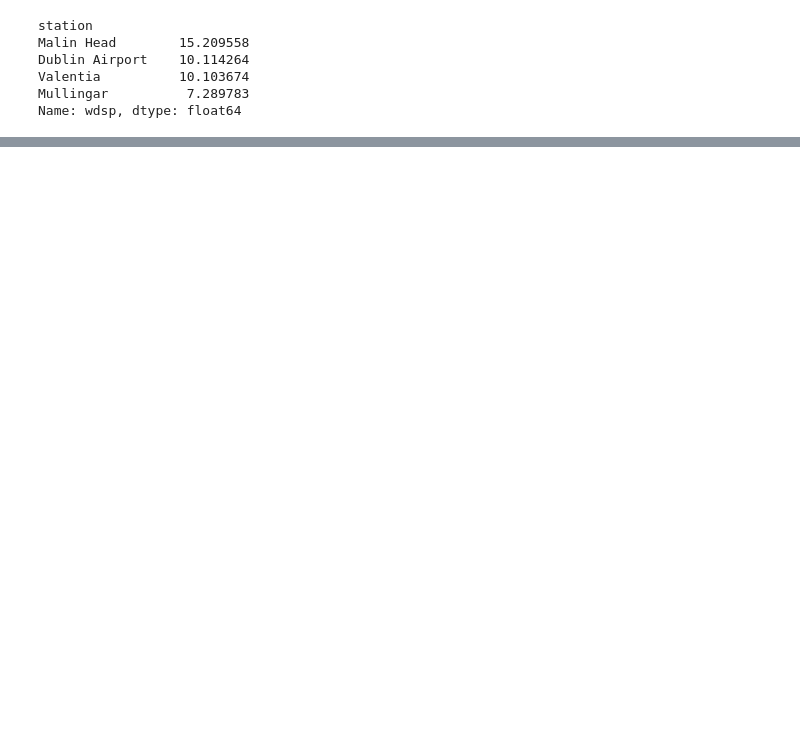
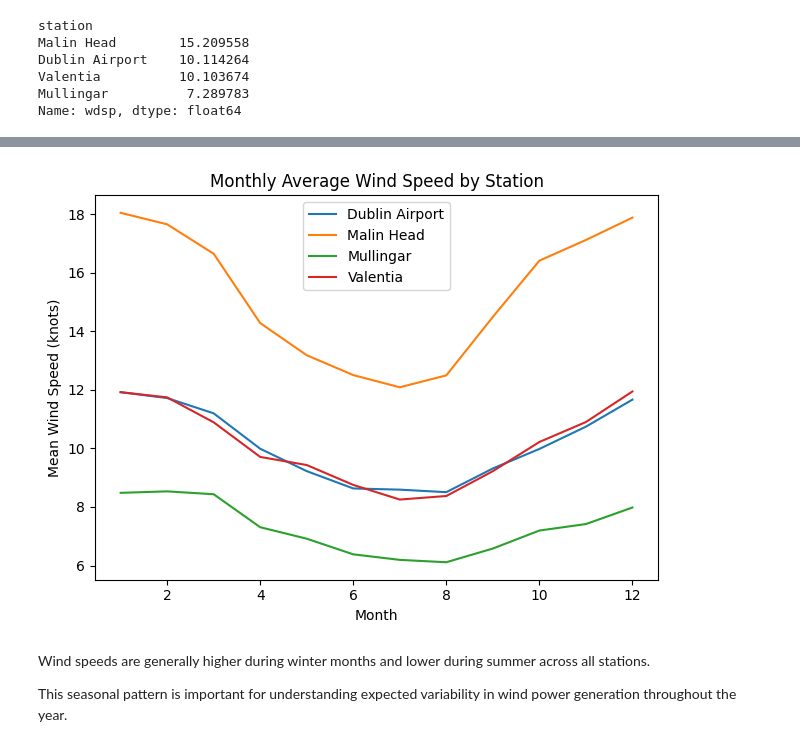
Before and after one commit to philipcullen93/programming_for_data_analytics_project, a Jupyter notebook: wind_energy_analysis.ipynb, the cells around one changed output, grey strips where cells are left out. Saved outputs shown, nothing was run; the diff lists cells and outputs as text; code cells hidden in the pictures; blank space fills up the shorter version.

Commit message:
Added code for the basic analysis of windspeed data

```diff
--- a/wind_energy_analysis.ipynb
+++ b/wind_energy_analysis.ipynb
@@ -231,0 +254,9 @@ Name: wdsp, dtype: float64
+# %%
+monthly_wind = (
+    df_wind
+    .groupby(["station", "month"])["wdsp"]
+    .mean()
+    .reset_index()
+)
+
+monthly_wind.head()
@@ -231,0 +270,16 @@ Name: wdsp, dtype: float64
+# %%
+for station in monthly_wind["station"].unique():
+    data = monthly_wind[monthly_wind["station"] == station]
+    plt.plot(data["month"], data["wdsp"], label=station)
+
+plt.xlabel("Month")
+plt.ylabel("Mean Wind Speed (knots)")
+plt.title("Monthly Average Wind Speed by Station")
+plt.legend()
+plt.tight_layout()
+# %% [output]
+[figure, added]
+# %% [markdown]
+Wind speeds are generally higher during winter months and lower during summer across all stations.
+
+This seasonal pattern is important for understanding expected variability in wind power generation throughout the year.
```
Also changed, not shown: parts of 6 cells of this notebook.
